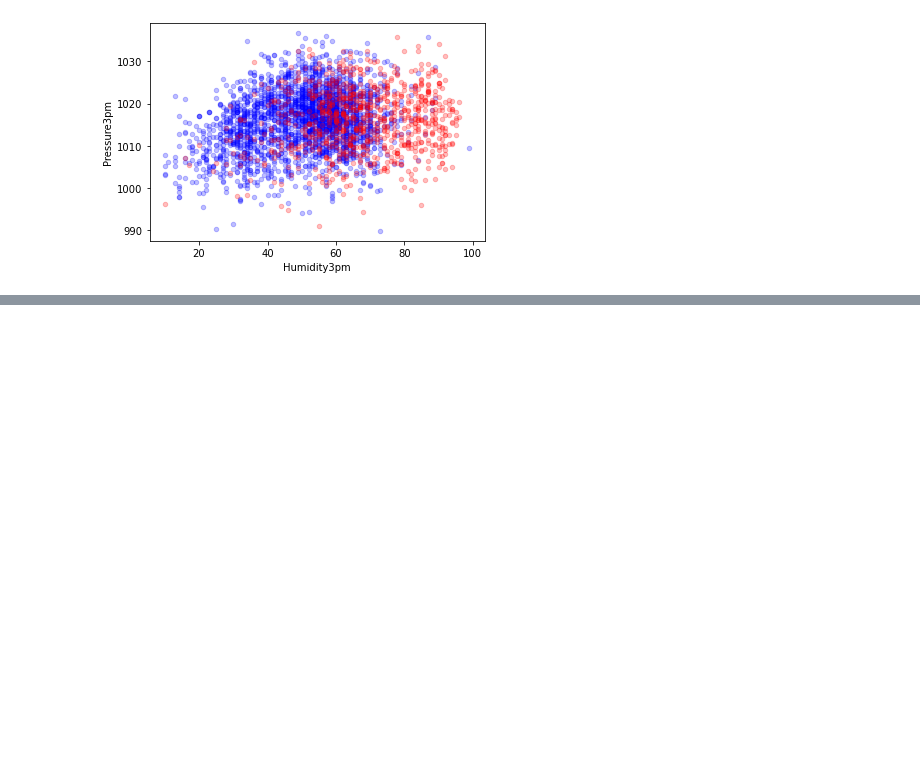
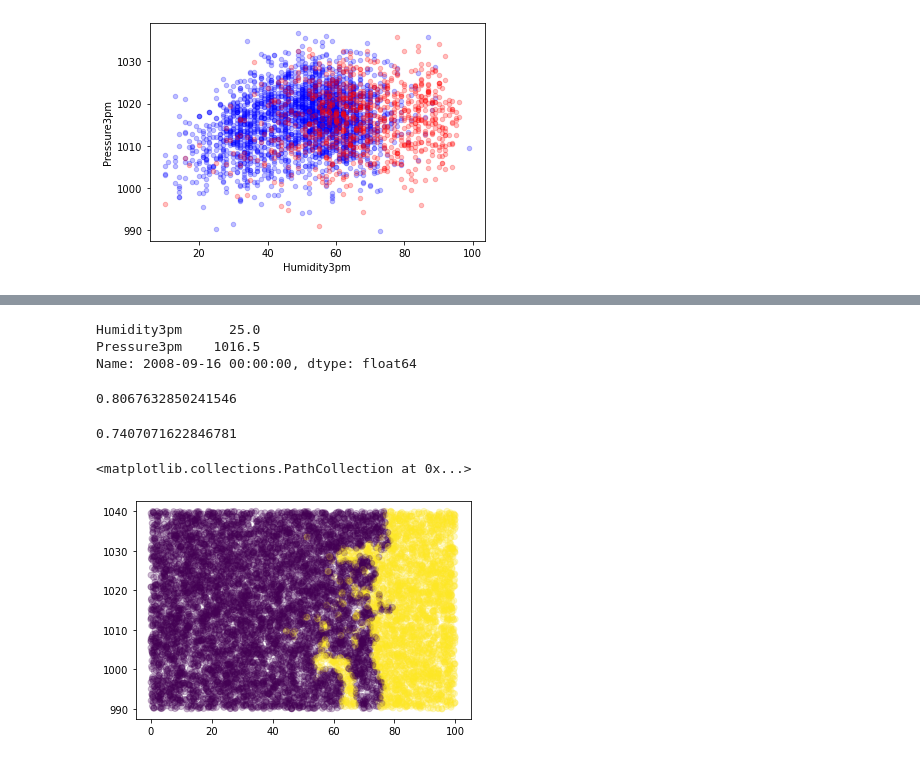
Before and after one commit to Louis2602/AI-Road-Map, a Jupyter notebook: Linear-Regression/weather_prediction.ipynb, the cells around one changed output, grey strips where cells are left out. Cells and saved outputs as stored; diff of their text form; code cells hidden in the pictures; blank space fills up the shorter version.

```diff
--- a/Linear-Regression/weather_prediction.ipynb
+++ b/Linear-Regression/weather_prediction.ipynb
@@ -18,0 +60,4 @@ plt.show()
+# %%
+X = dataset_clean[['Humidity3pm', 'Pressure3pm']]
+y = dataset_clean['RainTomorrow']
+y = np.array([0 if value == 'No' else 1 for value in y])
@@ -18,0 +68,32 @@ plt.show()
+# %%
+X_train, X_test, y_train, y_test = train_test_split(X, y, random_state=42)
+# %%
+X_train.iloc[0]
+# %% [output]
+Humidity3pm      25.0
+Pressure3pm    1016.5
+Name: 2008-09-16 00:00:00, dtype: float64
+# %%
+neigh = KNeighborsClassifier()
+neigh.fit(X_train, y_train)
+
+y_pred = neigh.predict(X_test)
+accuracy_score(y_test, y_pred)
+# %% [output]
+0.8067632850241546
+# %%
+sum(y==0)/len(y)
+# %% [output]
+0.7407071622846781
+# %%
+X_map = np.random.rand(10000, 2)
+X_map = X_map*(100, 50) + (0, 990)
+# %%
+fig, ax = plt.subplots()
+
+y_map = neigh.predict(X_map)
+
+ax.scatter(x=X_map[:,0], y=X_map[:,1], alpha=.25, c=y_map)
+# %% [output]
+<matplotlib.collections.PathCollection at 0x...>
+[figure, added]
```
Also changed, not shown: parts of 11 cells of this notebook.
